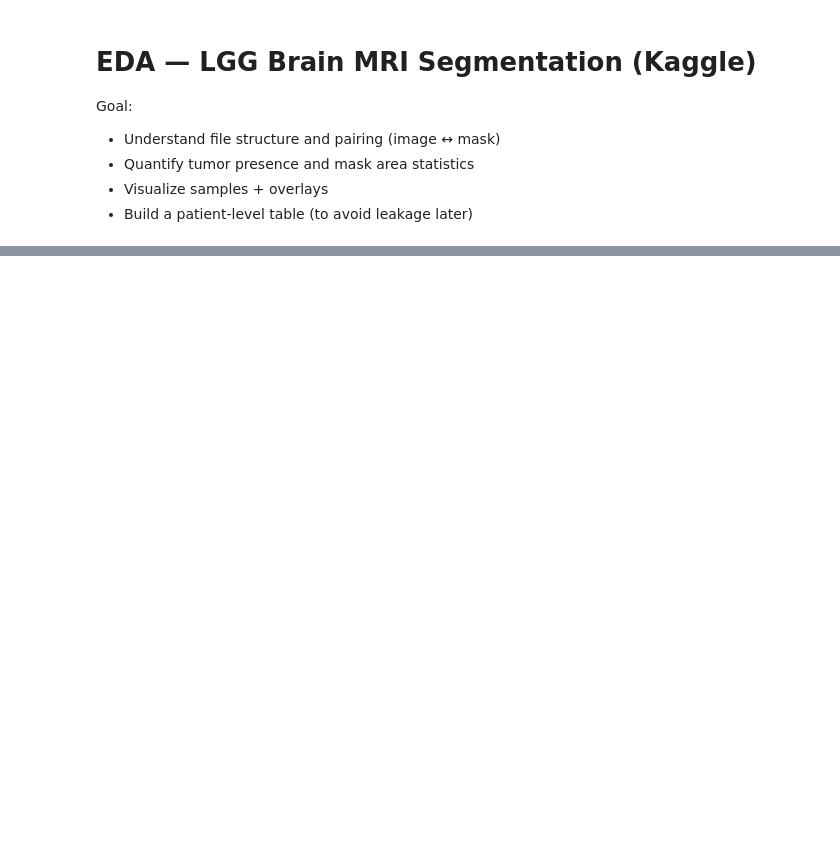
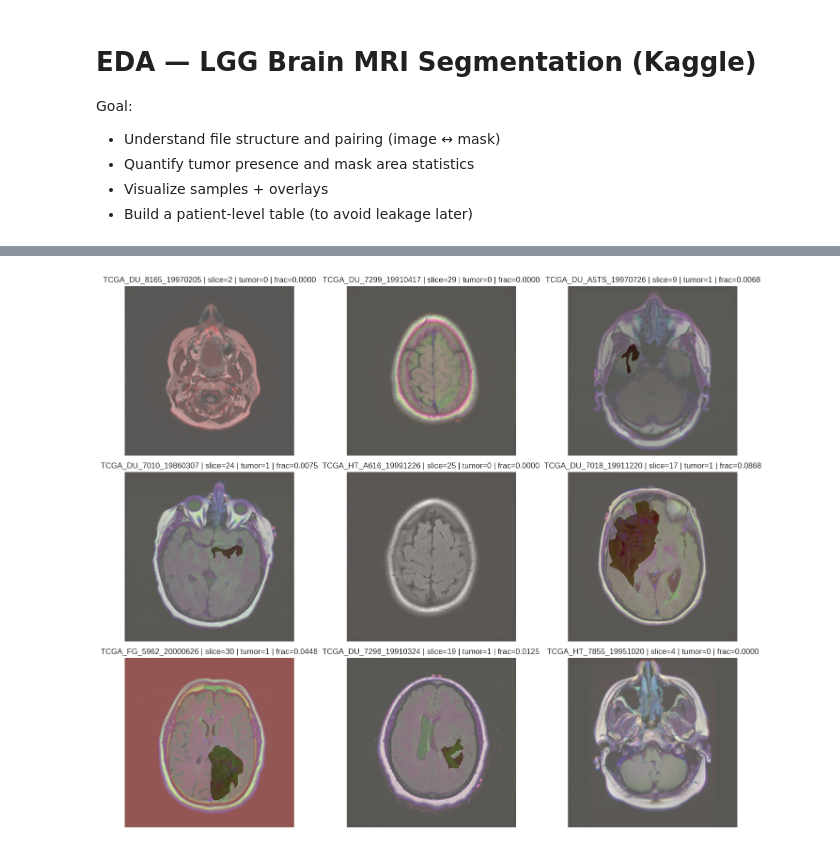
Before and after one commit to prajwal816/Brain-MRI-segmentation, a Jupyter notebook: brainMri-EDA.ipynb, the cells around one changed output, grey strips where cells are left out. Saved outputs shown, nothing was run; the diff lists cells and outputs as text; code cells hidden in the pictures; blank space fills up the shorter version.

```diff
--- a/brainMri-EDA.ipynb
+++ b/brainMri-EDA.ipynb
@@ -199,0 +284,40 @@ patient_df["tumor_slices"].describe()
+# %%
+def normalize_img(img):
+    # For display only
+    x = img.astype(np.float32)
+    x = (x - x.min()) / (x.max() - x.min() + 1e-8)
+    return x
+
+def show_samples(df_in, n=6, only_tumor=False):
+    d = df_in
+    if only_tumor:
+        d = d[d["tumor_present"]==1]
+    d = d.sample(n=min(n, len(d)), random_state=SEED)
+
+    ncols = 3
+    nrows = math.ceil(len(d)/ncols)
+    plt.figure(figsize=(5*ncols, 4*nrows))
+
+    for i, (_, r) in enumerate(d.iterrows(), start=1):
+        img = load_tif(r.image_path)
+        msk = to_mask01(load_tif(r.mask_path))
+
+        # display base image (if RGB, show as-is; else grayscale)
+        plt.subplot(nrows, ncols, i)
+        if img.ndim == 3:
+            base = normalize_img(img)
+            plt.imshow(base)
+        else:
+            plt.imshow(normalize_img(img), cmap="gray")
+
+        # overlay mask
+        plt.imshow(msk, cmap="Reds", alpha=0.35)
+        plt.title(f"{r.patient_id} | slice={r.slice_idx} | tumor={r.tumor_present} | frac={r.mask_area_frac:.4f}")
+        plt.axis("off")
+
+    plt.tight_layout()
+    plt.show()
+
+show_samples(df, n=9, only_tumor=False)
+# %% [output]
+[figure, added]
```
Also changed, not shown: parts of 18 cells of this notebook.
